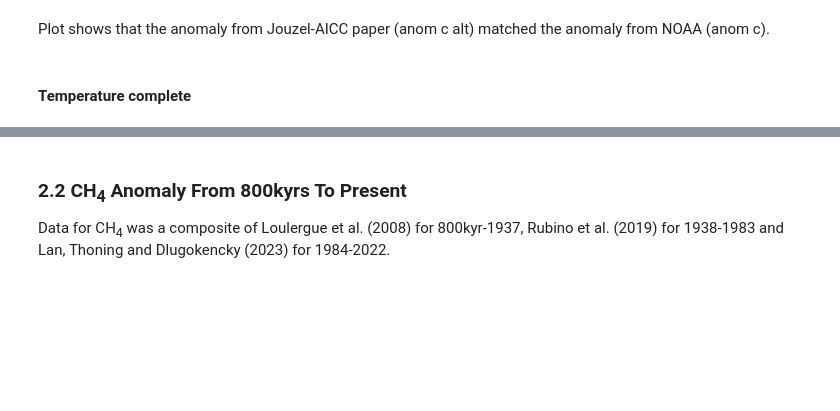
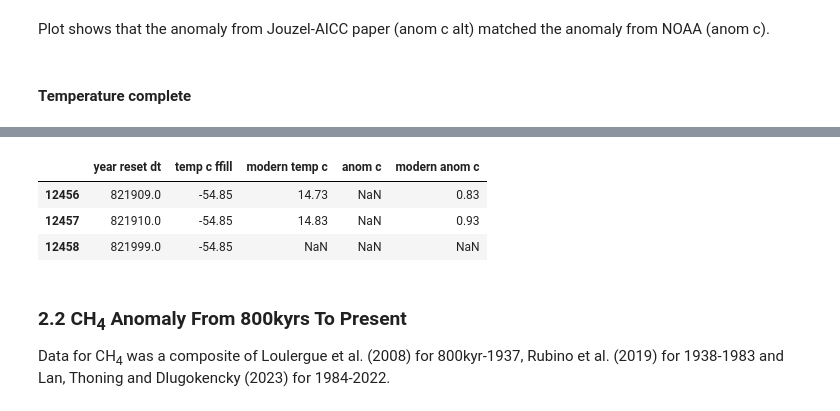
Before and after one commit to nurbujang/2progdaw23, a Jupyter notebook: project2.ipynb, the cells around one changed output, grey strips where cells are left out. Saved outputs shown, nothing was run; the diff lists cells and outputs as text; code cells hidden in the pictures; blank space fills up the shorter version.

```diff
--- a/project2.ipynb
+++ b/project2.ipynb
@@ -571,3 +578,14 @@ Plot shows that the anomaly from Jouzel-AICC paper (anom c alt) matched the anom
+# %%
+df_temp_all = [df_with_mean[['year reset dt','temp c ffill', 'modern temp c', 'anom c', 'modern anom c']],
+               ]
+df_temp_all[0].tail(3)
+
+# merge modern temp c to temp c ffill, modern anom c to anom c
+# %% [output]
+|  | year reset dt | temp c ffill | modern temp c | anom c | modern anom c |
+| 12456 | 821909.0 | -54.85 | 14.73 | NaN | 0.83 |
+| 12457 | 821910.0 | -54.85 | 14.83 | NaN | 0.93 |
+| 12458 | 821999.0 | -54.85 | NaN | NaN | NaN |
 # %% [markdown]
 ### 2.2 CH<sub>4</sub> Anomaly From 800kyrs To Present
 
```
Also changed, not shown: parts of 11 cells of this notebook, 2 other files.
